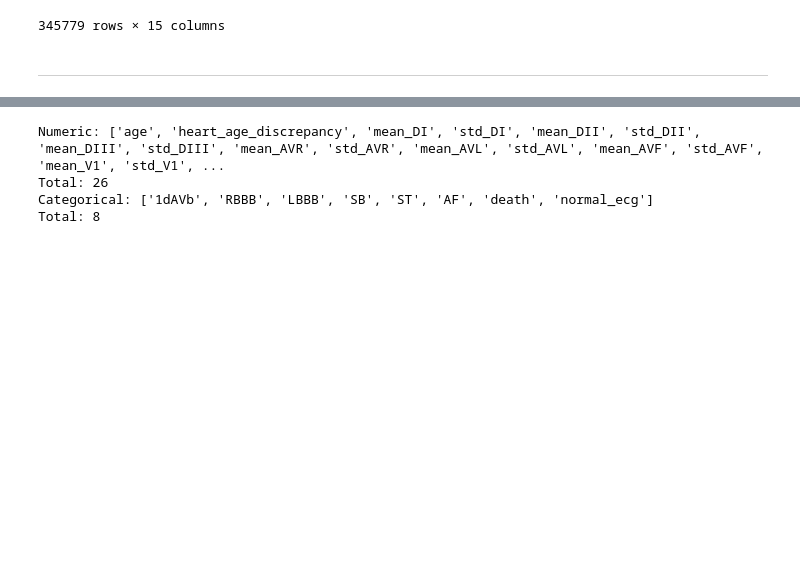
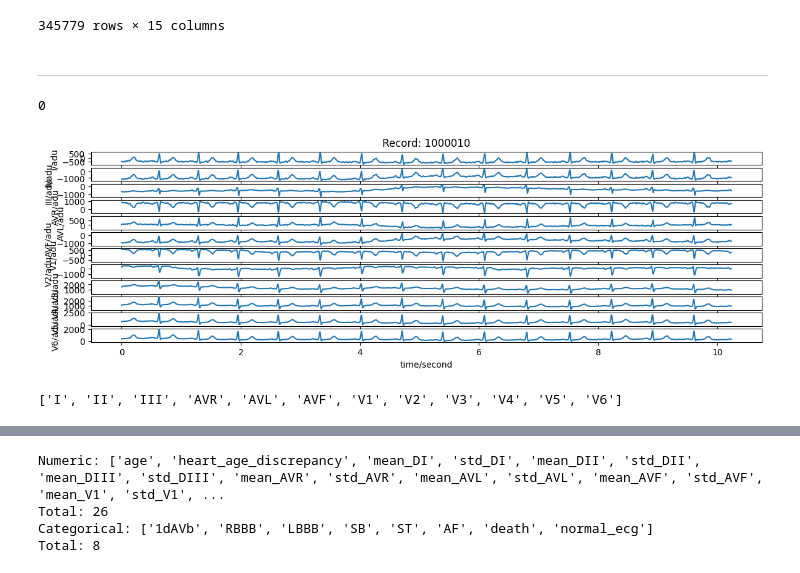
Before and after one commit to MatteoFasulo/ECG-Chagas, a Jupyter notebook: notebook.ipynb, the cells around one changed output, grey strips where cells are left out. Saved outputs shown, nothing was run; the diff lists cells and outputs as text; code cells hidden in the pictures; blank space fills up the shorter version.

```diff
--- a/notebook.ipynb
+++ b/notebook.ipynb
@@ -188,2 +196,20 @@ for record in tqdm(all_records):
 # %% [markdown]
 ---
+# %%
+example_record = str(train_data_folder.absolute()) + "/" + train_records[0]
+header = load_header(example_record)
+signals, fields = load_signals(example_record)
+frequency = get_sampling_frequency(header)
+# %%
+label = get_label(header)
+label
+# %% [output]
+0
+# %%
+wfdb.plot_wfdb(record=wfdb.rdrecord(example_record, physical=False), figsize=figsize)
+# %% [output]
+[figure, added]
+# %%
+fields['sig_name']
+# %% [output]
+['I', 'II', 'III', 'AVR', 'AVL', 'AVF', 'V1', 'V2', 'V3', 'V4', 'V5', 'V6']
```
Also changed, not shown: parts of 18 cells of this notebook, 3 other files.
